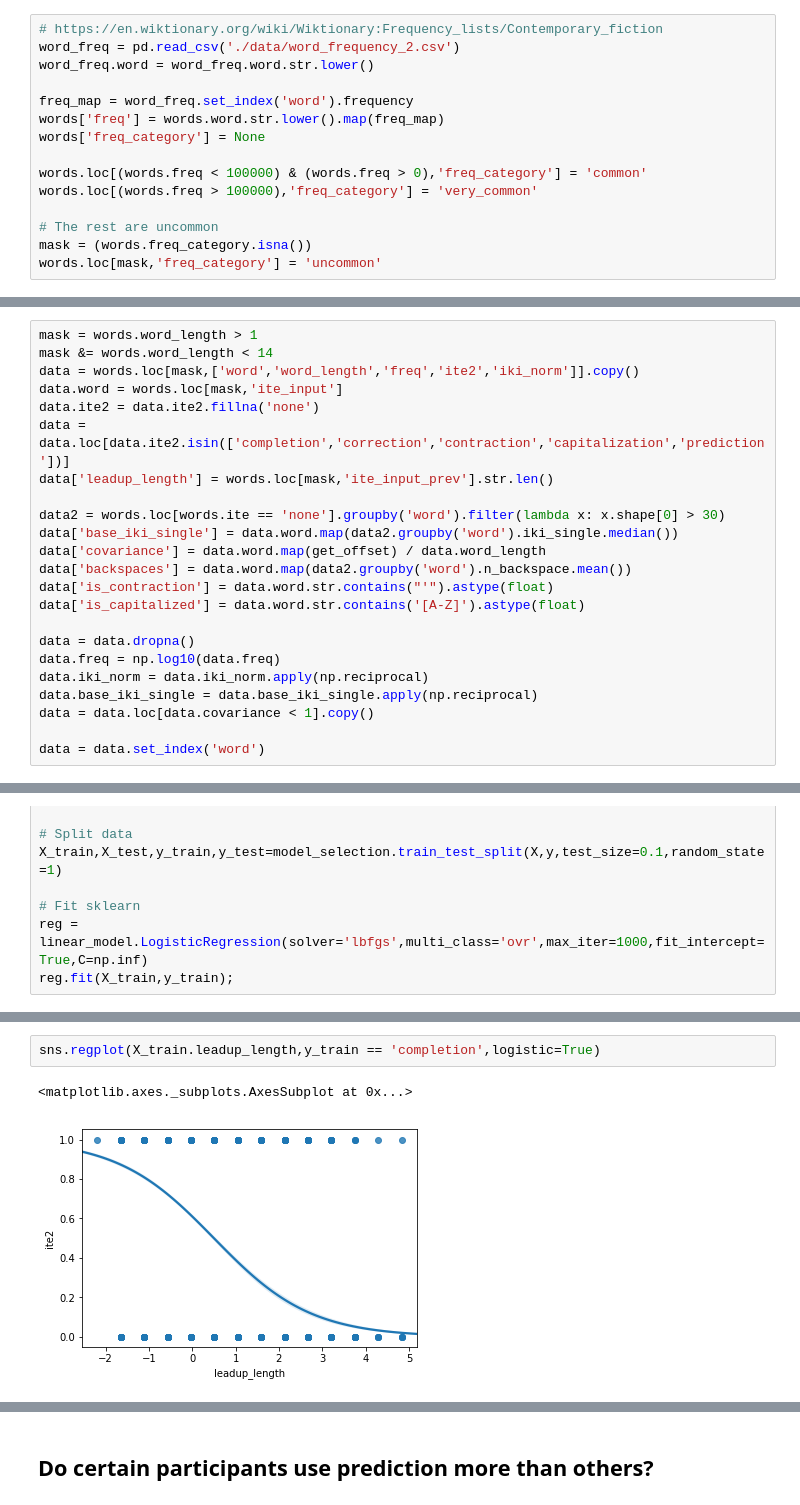
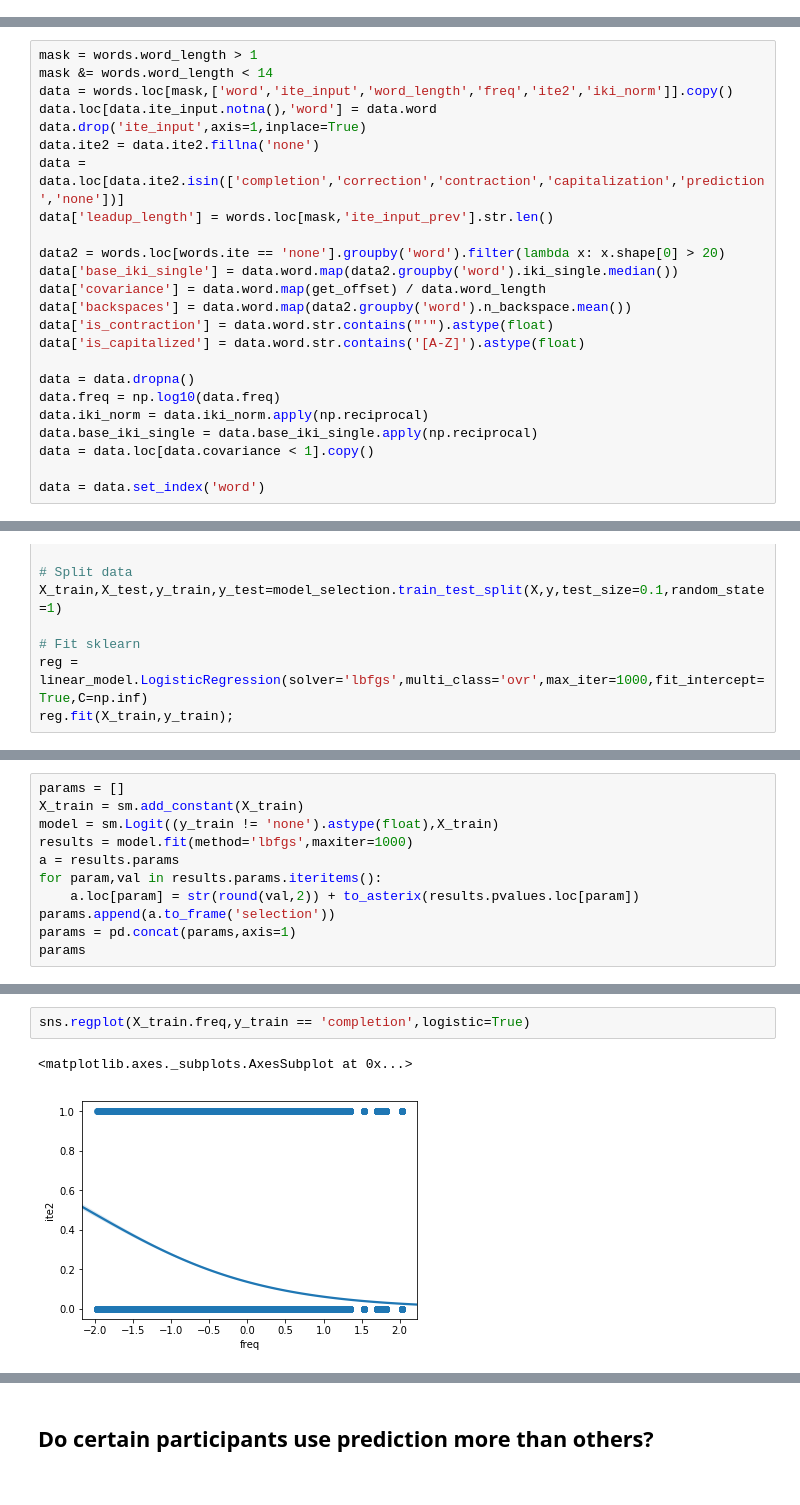
Before and after one commit to cashaddy/typing_automation, a Jupyter notebook: sandbox.ipynb, the cells around one changed output, grey strips where cells are left out. Cells and saved outputs as stored; diff of their text form.

```diff
--- a/sandbox.ipynb
+++ b/sandbox.ipynb
@@ -169,18 +82,3 @@ words.loc[words.type.isna(),'type'] = 'generic'
-# %%
-# https://en.wiktionary.org/wiki/Wiktionary:Frequency_lists/Contemporary_fiction
-word_freq = pd.read_csv('./data/word_frequency_2.csv')
-word_freq.word = word_freq.word.str.lower()
-
-freq_map = word_freq.set_index('word').frequency
-words['freq'] = words.word.str.lower().map(freq_map)
-words['freq_category'] = None
-
-words.loc[(words.freq < 100000) & (words.freq > 0),'freq_category'] = 'common'
-words.loc[(words.freq > 100000),'freq_category'] = 'very_common'
-
-# The rest are uncommon
-mask = (words.freq_category.isna())
-words.loc[mask,'freq_category'] = 'uncommon'
 # %% [markdown]
 #### ITE's (Phase 2)
 # %%
@@ -930,13 +714,14 @@ def get_offset(x):
 # %%
 mask = words.word_length > 1
 mask &= words.word_length < 14
-data = words.loc[mask,['word','word_length','freq','ite2','iki_norm']].copy()
-data.word = words.loc[mask,'ite_input']
+data = words.loc[mask,['word','ite_input','word_length','freq','ite2','iki_norm']].copy()
+data.loc[data.ite_input.notna(),'word'] = data.word
+data.drop('ite_input',axis=1,inplace=True)
 data.ite2 = data.ite2.fillna('none')
-data = data.loc[data.ite2.isin(['completion','correction','contraction','capitalization','prediction'])]
+data = data.loc[data.ite2.isin(['completion','correction','contraction','capitalization','prediction','none'])]
 data['leadup_length'] = words.loc[mask,'ite_input_prev'].str.len()
 
-data2 = words.loc[words.ite == 'none'].groupby('word').filter(lambda x: x.shape[0] > 30)
+data2 = words.loc[words.ite == 'none'].groupby('word').filter(lambda x: x.shape[0] > 20)
 data['base_iki_single'] = data.word.map(data2.groupby('word').iki_single.median())
 data['covariance'] = data.word.map(get_offset) / data.word_length
 data['backspaces'] = data.word.map(data2.groupby('word').n_backspace.mean())
@@ -1055,0 +810,11 @@ params
+# %%
+params = []
+X_train = sm.add_constant(X_train)
+model = sm.Logit((y_train != 'none').astype(float),X_train)
+results = model.fit(method='lbfgs',maxiter=1000)
+a = results.params
+for param,val in results.params.iteritems():
+    a.loc[param] = str(round(val,2)) + to_asterix(results.pvalues.loc[param])
+params.append(a.to_frame('selection'))
+params = pd.concat(params,axis=1)
+params
@@ -1104,5 +873,5 @@ np.reciprocal(data.iki_norm).hist()
 # %%
-sns.regplot(X_train.leadup_length,y_train == 'completion',logistic=True)
+sns.regplot(X_train.freq,y_train == 'completion',logistic=True)
 # %% [output]
 <matplotlib.axes._subplots.AxesSubplot at 0x...>
-[figure, old version]
+[figure, new version]
```
Also changed, not shown: parts of 75 cells of this notebook.
